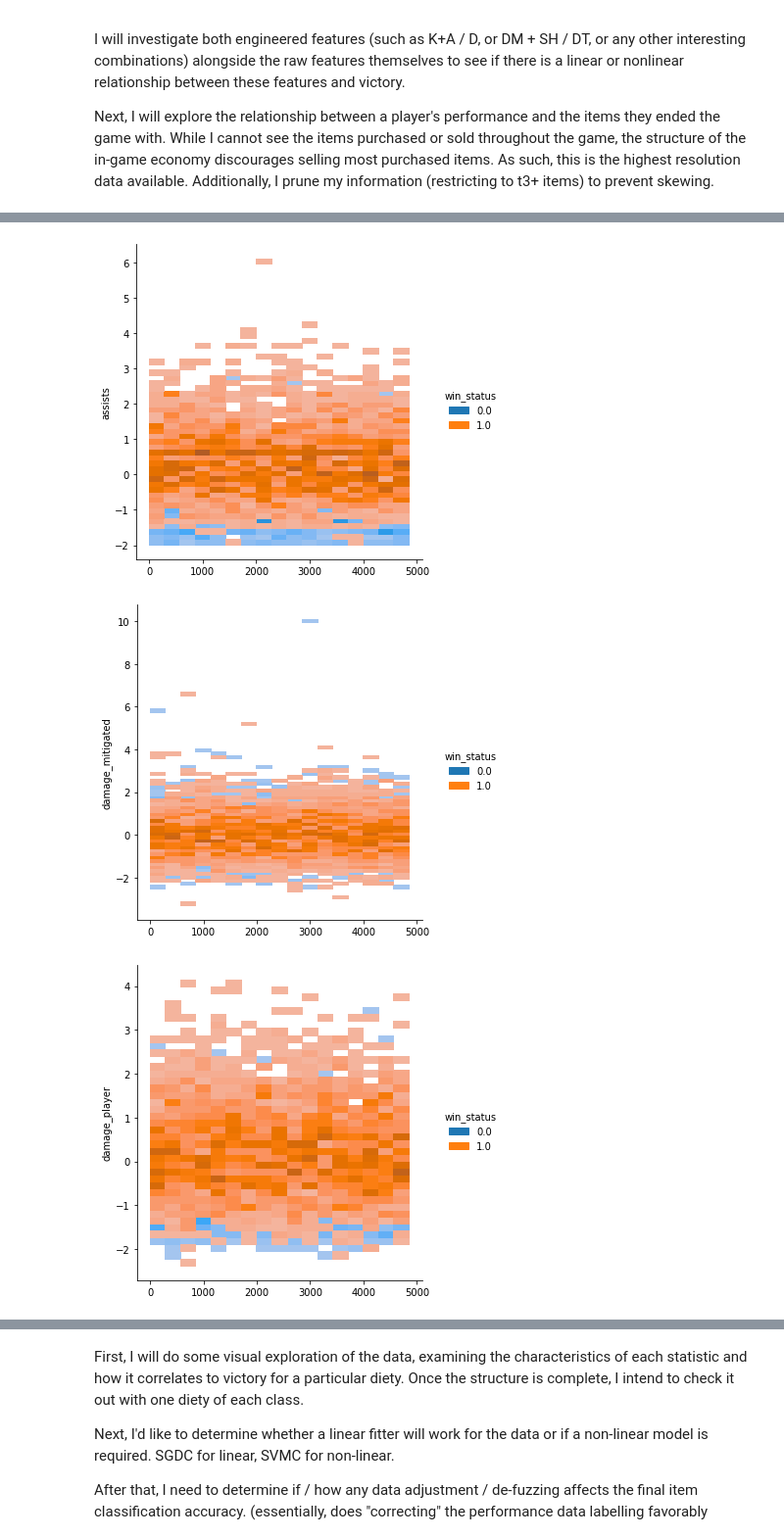
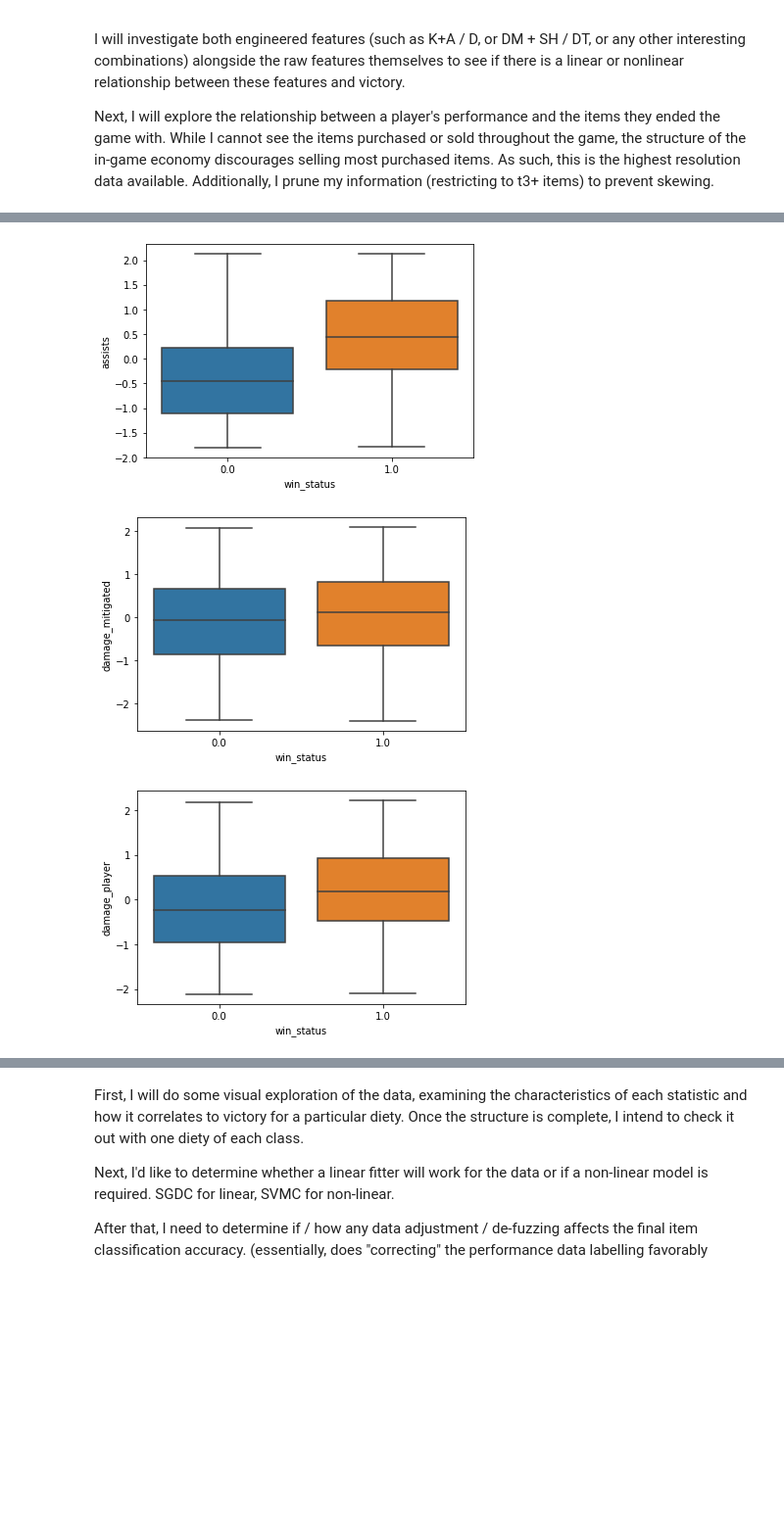
Before and after one commit to JackStillwell/SmiteBuilder, a Jupyter notebook: methodology.ipynb, the cells around one changed output, grey strips where cells are left out. Shown: that part at 98% size. Saved outputs shown, nothing was run; the diff lists cells and outputs as text; code cells hidden in the pictures; blank space fills up the shorter version.

```diff
--- a/methodology.ipynb
+++ b/methodology.ipynb
@@ -65,10 +126,11 @@ df = pd.DataFrame(data, columns=col_names)
 # %%
 # First, let's plot our raw features to see any visual correlations between them and victory
 for col in col_names:
     if col == 'BIAS' or col == 'win_status':
         continue
-    sbn.displot(data=df, x=df.index, y=col, hue='win_status')
+    sbn.boxplot(data=df, x='win_status', y=col)
+    plt.show()
 # %% [output]
-[figure, old version]
+[figure, new version]
-[figure, old version]
+[figure, new version]
-[figure, old version]
+[figure, new version]
```
Also changed, not shown: parts of 30 cells of this notebook.
